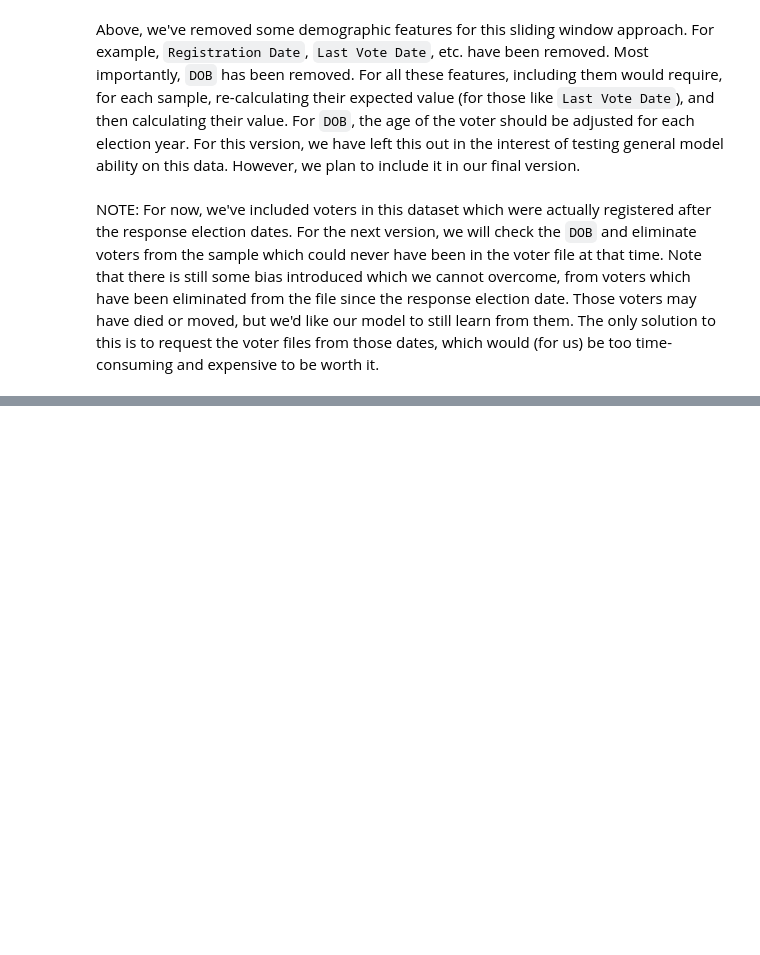
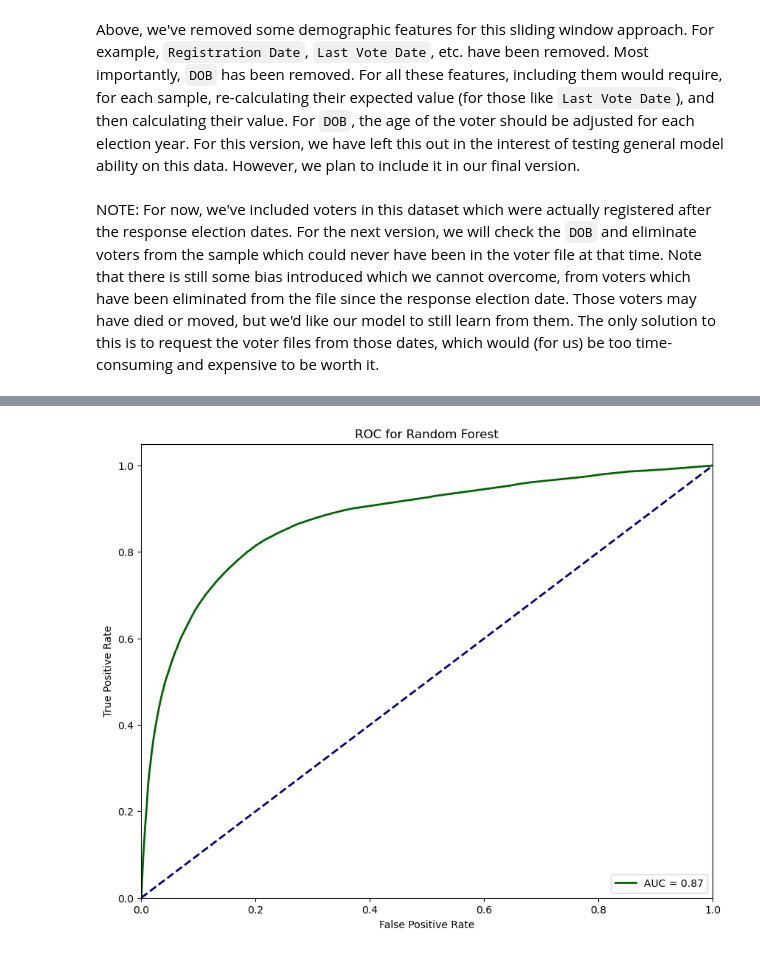
Before and after one commit to aaronzberger/VoterPrediction, a Jupyter notebook: src/sampling.ipynb, the cells around one changed output, grey strips where cells are left out. Drawn from its saved outputs; the diff is of its cells as text; code cells hidden in the pictures; blank space fills up the shorter version.

```diff
--- a/src/sampling.ipynb
+++ b/src/sampling.ipynb
@@ -127,0 +216,13 @@ NOTE: For now, we've included voters in this dataset which were actually registe
+# %%
+# Initializing the Random Forest Classifier
+rf_classifier = RandomForestClassifier(random_state=42, n_jobs=-1)
+
+# Training the model
+rf_classifier.fit(X_train, y_train)
+
+# Predicting on the test set
+y_pred_rf = rf_classifier.predict(X_test)
+
+# Evaluating the model
+accuracy_rf = accuracy_score(y_test, y_pred_rf)
+report_rf = classification_report(y_test, y_pred_rf)
@@ -127,0 +242,21 @@ NOTE: For now, we've included voters in this dataset which were actually registe
+# %%
+# Calculate the probability scores of each point in the test set for the random forest model
+y_scores_rf = rf_classifier.predict_proba(X_test)[:, 1]
+
+# Compute ROC curve and ROC area for the random forest model
+fpr_rf, tpr_rf, _ = roc_curve(y_test, y_scores_rf)
+roc_auc_rf = auc(fpr_rf, tpr_rf)
+
+# Plotting the ROC Curve for the random forest model
+plt.figure(figsize=(10, 8))
+plt.plot(fpr_rf, tpr_rf, color='darkgreen', lw=2, label='AUC = %0.2f' % roc_auc_rf)
+plt.plot([0, 1], [0, 1], color='navy', lw=2, linestyle='--')
+plt.xlim([0.0, 1.0])
+plt.ylim([0.0, 1.05])
+plt.xlabel('False Positive Rate')
+plt.ylabel('True Positive Rate')
+plt.title('ROC for Random Forest')
+plt.legend(loc="lower right")
+plt.show()
+# %% [output]
+[figure, added]
```
Also changed, not shown: parts of 9 cells of this notebook, 1 other file.
